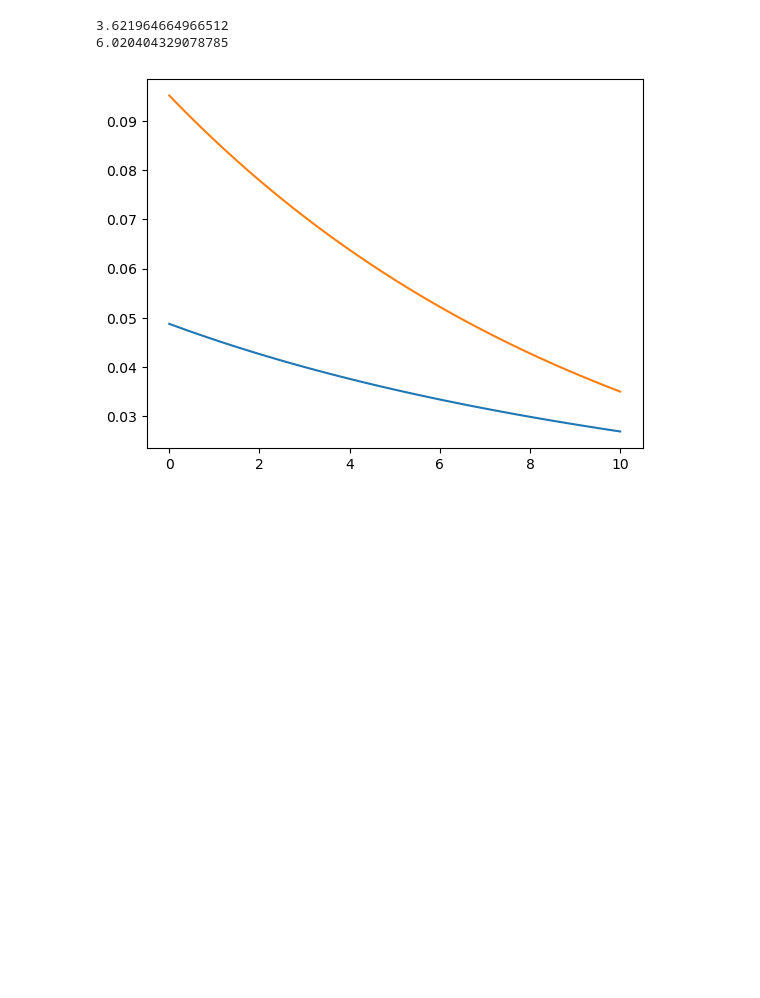
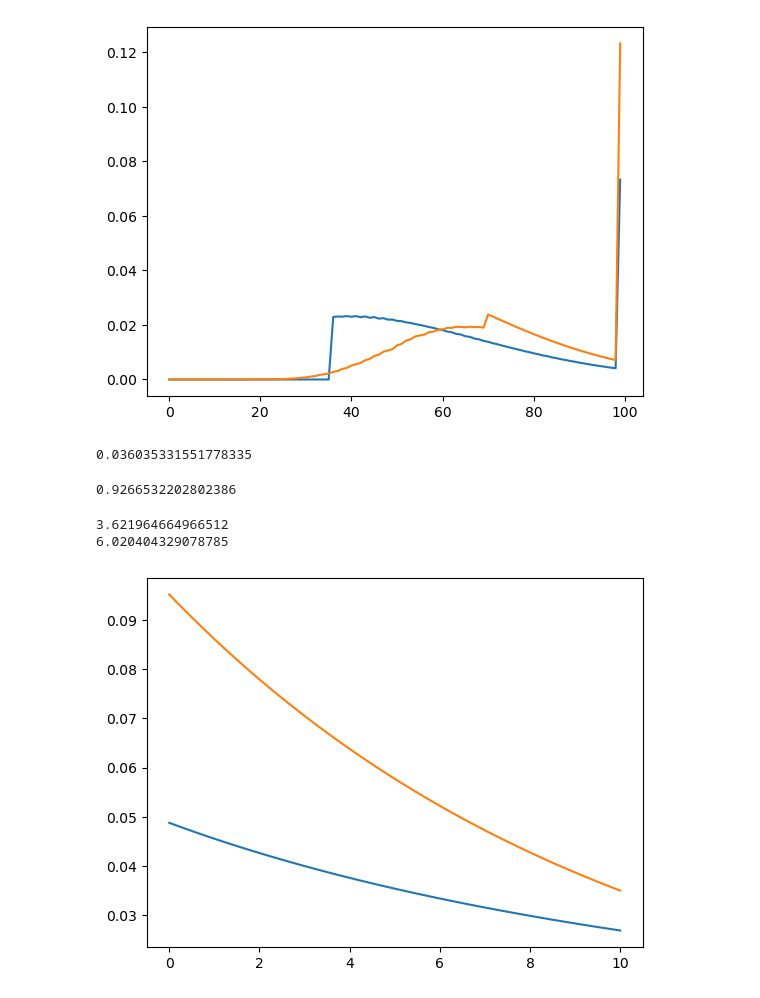
Before and after one commit to megretj/qpepcca, a Jupyter notebook: random_test.ipynb, the cells around one changed output. Drawn from its saved outputs; the diff is of its cells as text; code cells hidden in the pictures; blank space fills up the shorter version.

Commit message:
hybla_discrete up to avg throughput

```diff
--- a/random_test.ipynb
+++ b/random_test.ipynb
@@ -1,6 +1,33 @@
 # %%
 import numpy as np
 import matplotlib.pyplot as plt
+from ccaModels import CCA_MarkovChain_CUBIC_OG, CCA_MarkovChain_Hybla_discrete, CCA_MarkovChain_Hybla
+
+#plt.rcParams['text.usetex'] = True
+plt.rcParams.update(plt.rcParamsDefault)
+# %%
+hyb = CCA_MarkovChain_Hybla_discrete(packet_err=0.0006,beta=0.7,N=100,C =1000, RTT_est=0.2, RTT_real = 0.21, RTT0=0.1)
+
+#for b in np.arange(2,20,2):
+#    print(hyb.D(hyb.a[1], (b-1)*hyb.W/hyb.N))
+#    print(hyb.D(hyb.a[1], hyb.a[b]))
+#    print(hyb.D(hyb.a[1], b*hyb.W/hyb.N))
+#    print("----")
+tp = np.zeros(hyb.N)
+for j,_ in enumerate(tp):
+    tp[j] = hyb.transition_proba_Hybla(50,j)
+plt.plot(tp)
+hyb.compute_stationnary_distribution()
+plt.plot(hyb.pi)
+plt.show()
+hyb.avg_throughput()
+# %% [output]
+[figure, added]
+0.036035331551778335
+# %%
+sum(hyb.P[50,:])
+# %% [output]
+0.9266532202802386
 # %%
 t = np.linspace(0,10,100)
 w0 = 100
```
Also changed, not shown: parts of 3 cells of this notebook, 2 other files.
